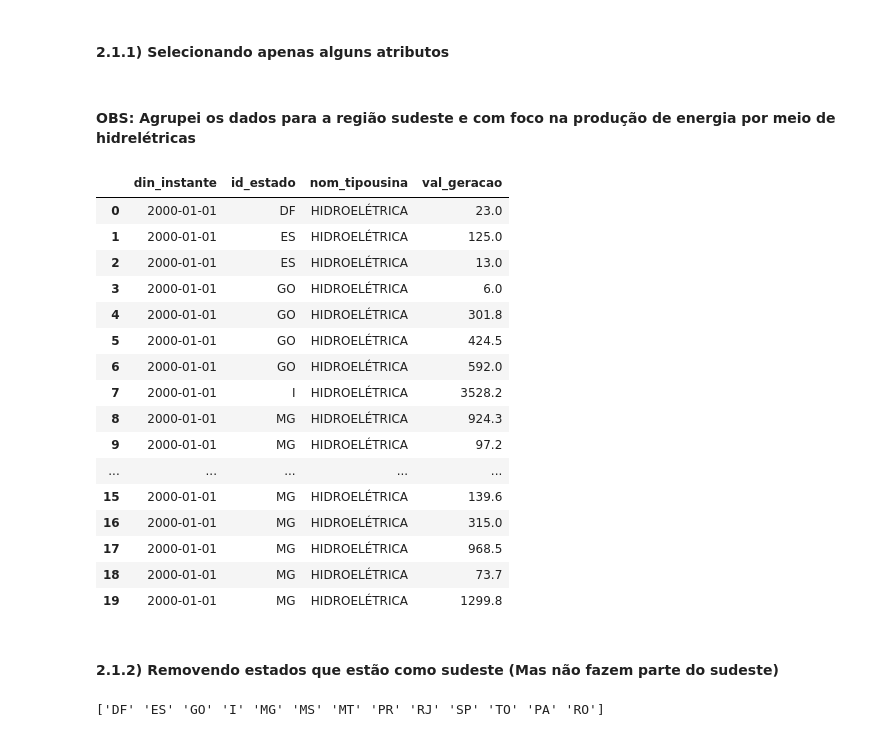
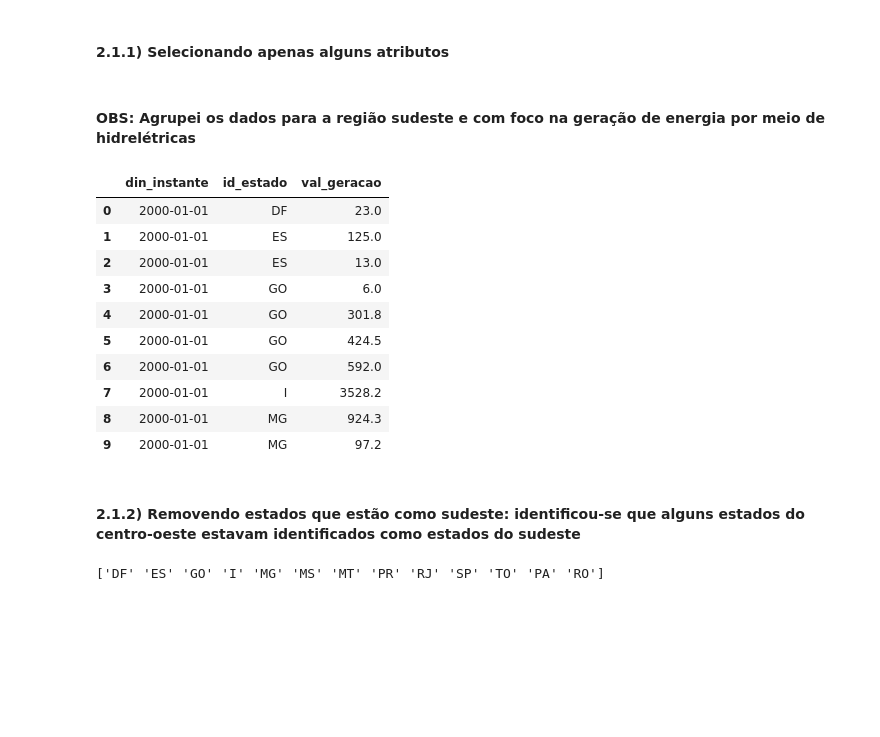
Before and after one commit to Ktzani/brazil-energy-prediction, a Jupyter notebook: app/predict-model.ipynb, the cells around one changed output. Drawn from its saved outputs; the diff is of its cells as text; code cells hidden in the pictures; blank space fills up the shorter version.

```diff
--- a/app/predict-model.ipynb
+++ b/app/predict-model.ipynb
@@ -127,13 +129,11 @@ dataframes[0].shape
 # %% [markdown]
 #### 2.1.1) Selecionando apenas alguns atributos
 # %% [markdown]
-#### OBS: Agrupei os dados para a região sudeste e com foco na produção de energia por meio de hidrelétricas
+#### OBS: Agrupei os dados para a região sudeste e com foco na geração de energia por meio de hidrelétricas
 # %%
 def select_data(dataframes: list[pd.DataFrame], cols: list) -> list[pd.DataFrame]:
     output = []
     for df in dataframes:
-        df['din_instante'] = pd.to_datetime(df['din_instante'])
-
         subset = df[(df['id_subsistema'] == 'SE') & (df['nom_tipousina'] == 'HIDROELÉTRICA')].reset_index(drop=True)
 
         subset = subset[cols]
@@ -142,31 +142,25 @@ def select_data(dataframes: list[pd.DataFrame], cols: list) -> list[pd.DataFrame
 
     return output
 # %%
-cols = ["din_instante", "id_estado", "nom_tipousina", "val_geracao"]
+cols = ["din_instante", "id_estado", "val_geracao"]
 
 select_data = select_data(dataframes, cols)
 # %%
-display(select_data[0].head(20))
+display(select_data[0].head(10))
 # %% [output]
-|  | din_instante | id_estado | nom_tipousina | val_geracao |
-| 0 | 2000-01-01 | DF | HIDROELÉTRICA | 23.0 |
-| 1 | 2000-01-01 | ES | HIDROELÉTRICA | 125.0 |
-| 2 | 2000-01-01 | ES | HIDROELÉTRICA | 13.0 |
-| 3 | 2000-01-01 | GO | HIDROELÉTRICA | 6.0 |
-| 4 | 2000-01-01 | GO | HIDROELÉTRICA | 301.8 |
-| 5 | 2000-01-01 | GO | HIDROELÉTRICA | 424.5 |
-| 6 | 2000-01-01 | GO | HIDROELÉTRICA | 592.0 |
-| 7 | 2000-01-01 | I | HIDROELÉTRICA | 3528.2 |
-| 8 | 2000-01-01 | MG | HIDROELÉTRICA | 924.3 |
-| 9 | 2000-01-01 | MG | HIDROELÉTRICA | 97.2 |
-| ... | ... | ... | ... | ... |
-| 15 | 2000-01-01 | MG | HIDROELÉTRICA | 139.6 |
-| 16 | 2000-01-01 | MG | HIDROELÉTRICA | 315.0 |
-| 17 | 2000-01-01 | MG | HIDROELÉTRICA | 968.5 |
-| 18 | 2000-01-01 | MG | HIDROELÉTRICA | 73.7 |
-| 19 | 2000-01-01 | MG | HIDROELÉTRICA | 1299.8 |
+|  | din_instante | id_estado | val_geracao |
+| 0 | 2000-01-01 | DF | 23.0 |
+| 1 | 2000-01-01 | ES | 125.0 |
+| 2 | 2000-01-01 | ES | 13.0 |
+| 3 | 2000-01-01 | GO | 6.0 |
+| 4 | 2000-01-01 | GO | 301.8 |
+| 5 | 2000-01-01 | GO | 424.5 |
+| 6 | 2000-01-01 | GO | 592.0 |
+| 7 | 2000-01-01 | I | 3528.2 |
+| 8 | 2000-01-01 | MG | 924.3 |
+| 9 | 2000-01-01 | MG | 97.2 |
 # %% [markdown]
-#### 2.1.2) Removendo estados que estão como sudeste (Mas não fazem parte do sudeste)
+#### 2.1.2) Removendo estados que estão como sudeste: identificou-se que alguns estados do centro-oeste estavam identificados como estados do sudeste
 # %%
 df = pd.concat(select_data)
 
```
Also changed, not shown: parts of 119 cells of this notebook, 24 other files.
